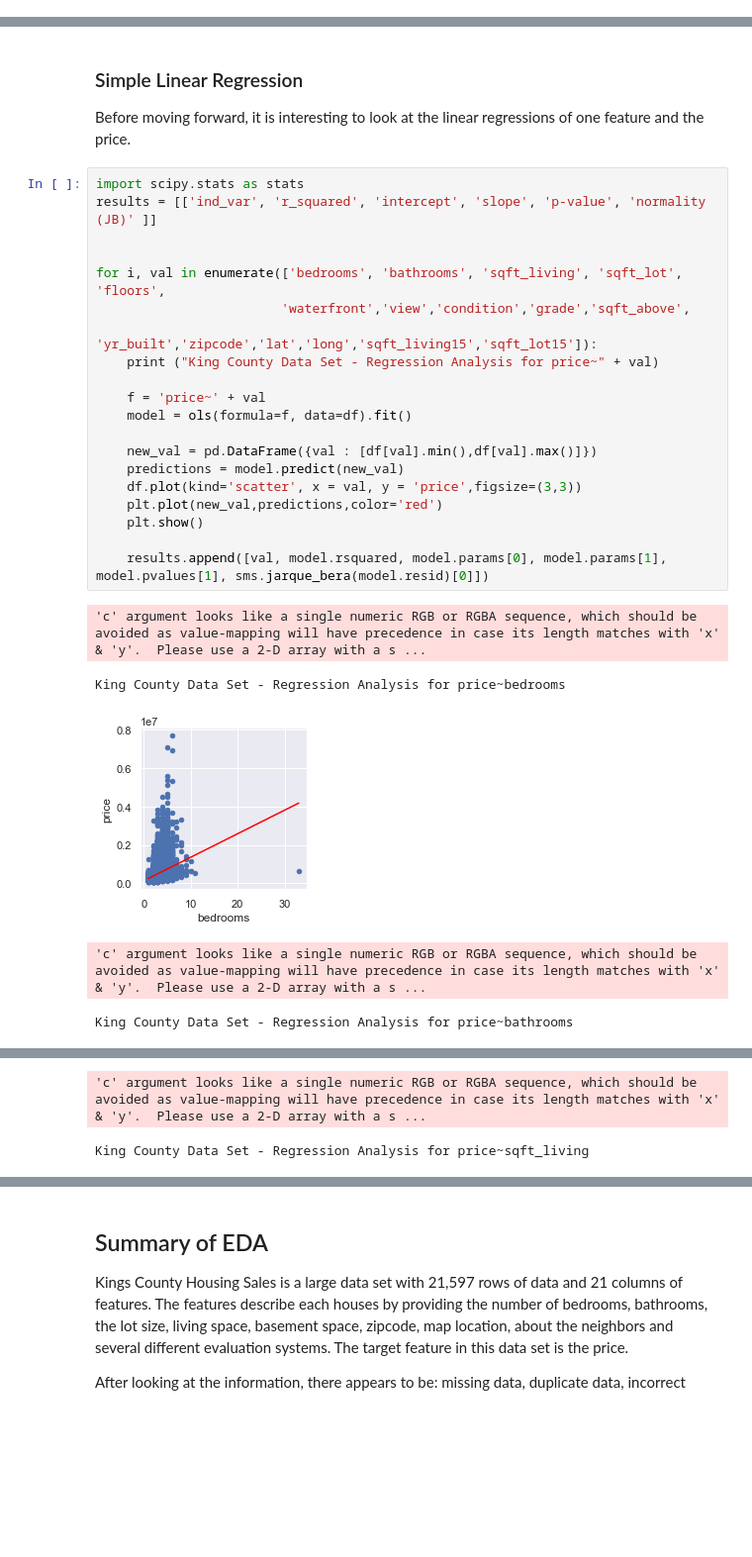
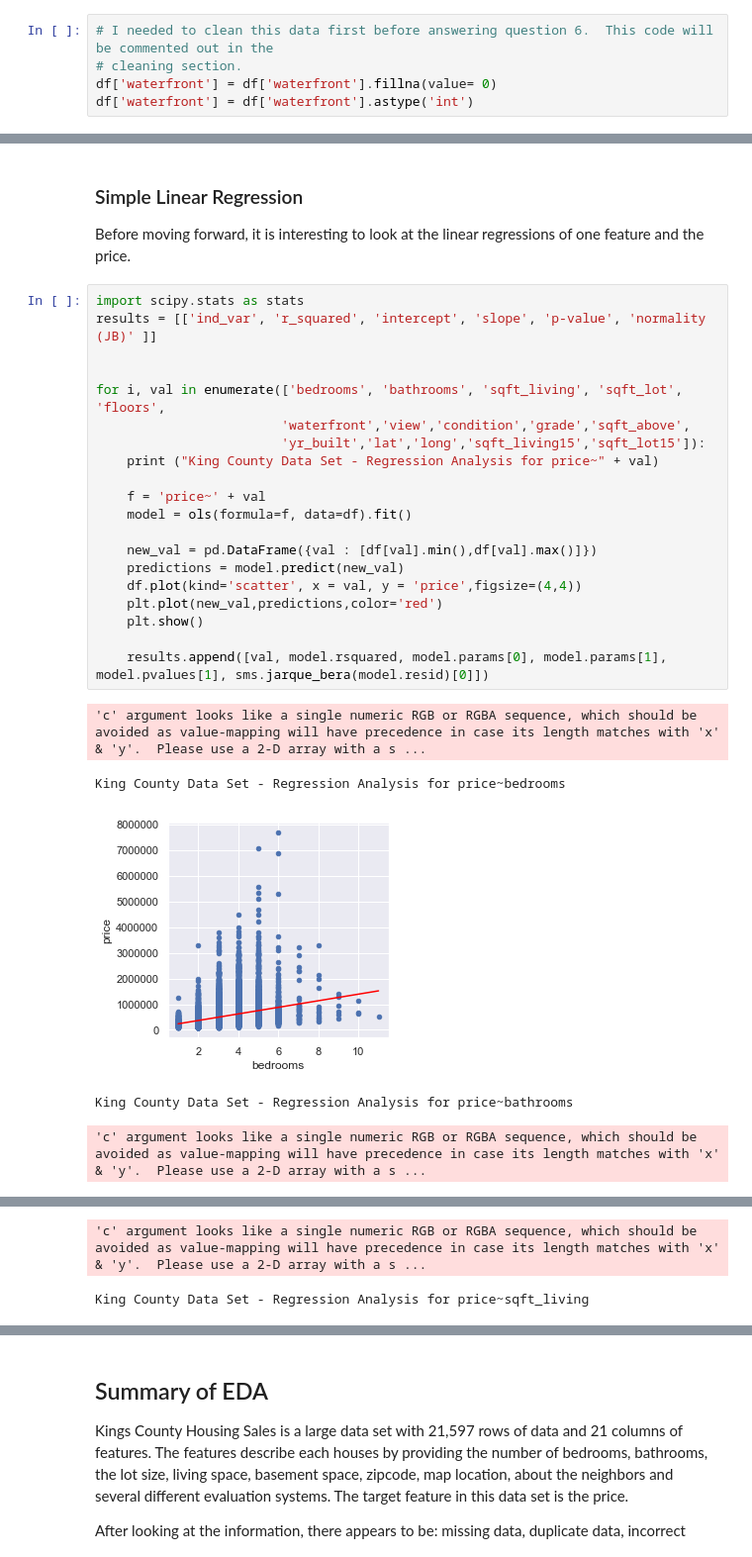
Before and after one commit to AnnikaNoren/Kings-County-House-Prices-Project, a Jupyter notebook: student.ipynb, the cells around one changed output, grey strips where cells are left out. Shown at 99% size. Drawn from its saved outputs; the diff is of its cells as text; blank space fills up the shorter version.

```diff
--- a/student.ipynb
+++ b/student.ipynb
@@ -191,0 +281,5 @@ Text(0.5, 0, 'Mean prices of homes')
+# %%
+# I needed to clean this data first before answering question 6.  This code will be commented out in the
+# cleaning section.
+df['waterfront'] = df['waterfront'].fillna(value= 0)
+df['waterfront'] = df['waterfront'].astype('int')
@@ -204,26 +310,26 @@ Before moving forward, it is interesting to look at the linear regressions of on
 # %%
 import scipy.stats as stats
 results = [['ind_var', 'r_squared', 'intercept', 'slope', 'p-value', 'normality (JB)' ]]
 
 
 for i, val in enumerate(['bedrooms', 'bathrooms', 'sqft_living', 'sqft_lot', 'floors',
                         'waterfront','view','condition','grade','sqft_above',
-                        'yr_built','zipcode','lat','long','sqft_living15','sqft_lot15']):
+                        'yr_built','lat','long','sqft_living15','sqft_lot15']):
     print ("King County Data Set - Regression Analysis for price~" + val)
 
     f = 'price~' + val
     model = ols(formula=f, data=df).fit()
 
     new_val = pd.DataFrame({val : [df[val].min(),df[val].max()]})
     predictions = model.predict(new_val)
-    df.plot(kind='scatter', x = val, y = 'price',figsize=(3,3))
+    df.plot(kind='scatter', x = val, y = 'price',figsize=(4,4))
     plt.plot(new_val,predictions,color='red')
     plt.show()
 
     results.append([val, model.rsquared, model.params[0], model.params[1], model.pvalues[1], sms.jarque_bera(model.resid)[0]])
 # %% [output]
 'c' argument looks like a single numeric RGB or RGBA sequence, which should be avoided as value-mapping will have precedence in case its length matches with 'x' & 'y'.  Please use a 2-D array with a s ...
 King County Data Set - Regression Analysis for price~bedrooms
-[figure, old version]
+[figure, new version]
-'c' argument looks like a single numeric RGB or RGBA sequence, which should be avoided as value-mapping will have precedence in case its length matches with 'x' & 'y'.  Please use a 2-D array with a s ...
+King County Data Set - Regression Analysis for price~bathrooms
-King County Data Set - Regression Analysis for price~bathrooms
+'c' argument looks like a single numeric RGB or RGBA sequence, which should be avoided as value-mapping will have precedence in case its length matches with 'x' & 'y'.  Please use a 2-D array with a s ...
```
Also changed, not shown: parts of 94 cells of this notebook.
